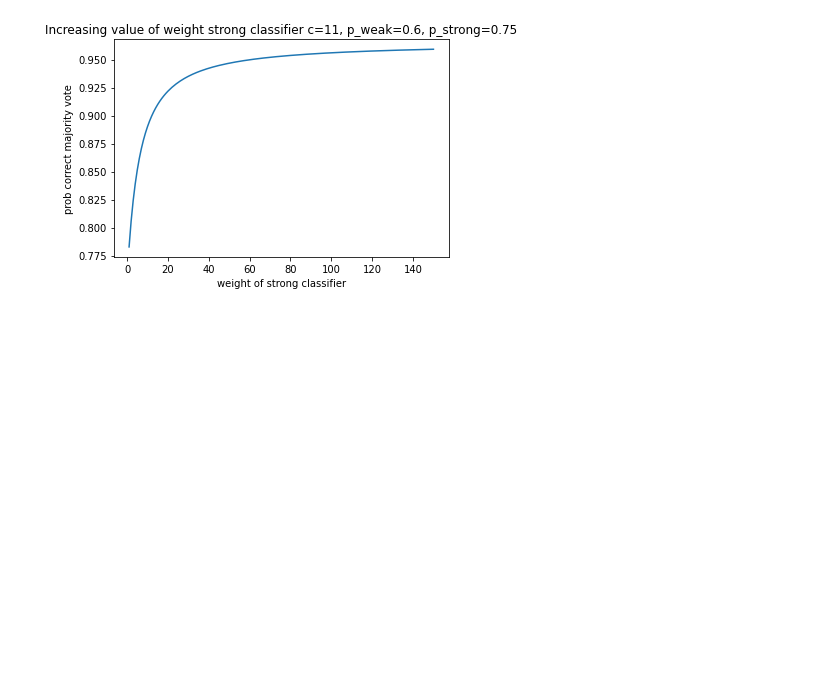
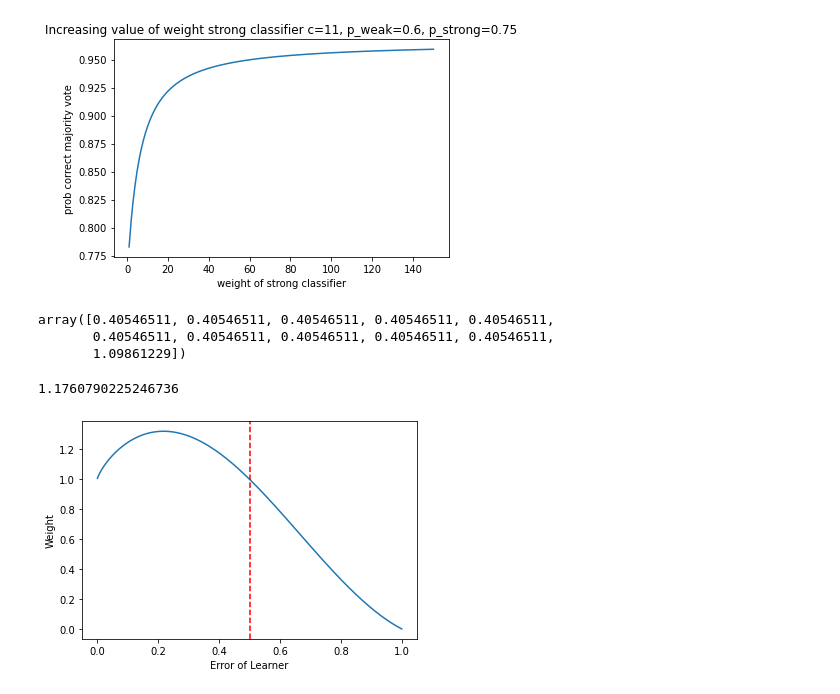
Before and after one commit to stra3/NaturalComputing_assignments, a Jupyter notebook: 05/ensemble-learning/natural_computing_assignment5.ipynb, the cells around one changed output. Drawn from its saved outputs; the diff is of its cells as text; code cells hidden in the pictures; blank space fills up the shorter version.

```diff
--- a/05/ensemble-learning/natural_computing_assignment5.ipynb
+++ b/05/ensemble-learning/natural_computing_assignment5.ipynb
@@ -74,3 +74,38 @@ plt.ylabel("prob correct majority vote")
 plt.show()
 # %% [output]
 [figure]
+# %%
+
+def ada_boost(errors):
+
+    alpha_m = np.log((1-errors)/errors)
+    return alpha_m
+
+def ada_boost_d(error):
+    weight = 1
+    alpha_m = np.log((1-error)/error)
+    weight *= math.exp(alpha_m*error)
+    return weight
+# %%
+probs = np.array([0.6, 0.6, 0.6, 0.6, 0.6, 0.6, 0.6, 0.6, 0.6, 0.6, 0.75])
+ada_boost(1- probs)
+# %% [output]
+array([0.40546511, 0.40546511, 0.40546511, 0.40546511, 0.40546511,
+       0.40546511, 0.40546511, 0.40546511, 0.40546511, 0.40546511,
+       1.09861229])
+# %%
+ada_boost_d(0.4)
+# %% [output]
+1.1760790225246736
+# %%
+x = np.linspace(0.001, 0.999, 1000)
+y = [ada_boost_d(w) for w in x]
+
+plt.figure()
+plt.plot(x, y)
+plt.xlabel('Error of Learner')
+plt.ylabel('Weight')
+plt.axvline(x=0.5, color='r', linestyle='--')
+plt.show()
+# %% [output]
+[figure, added]
```
